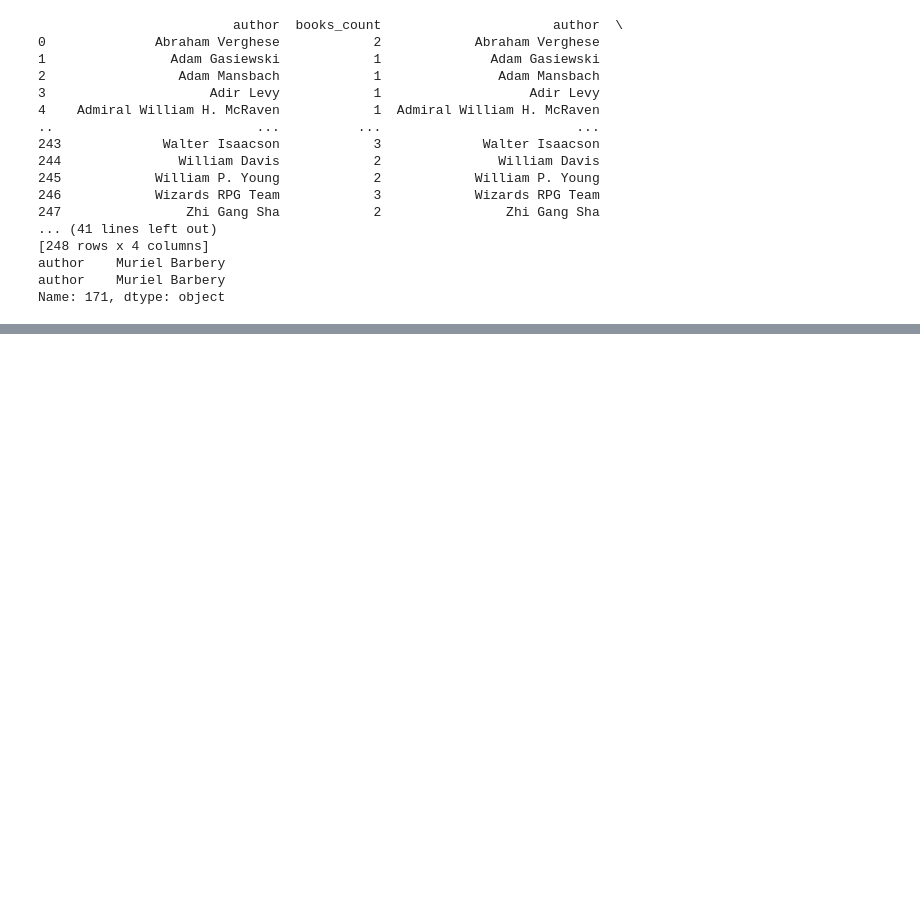
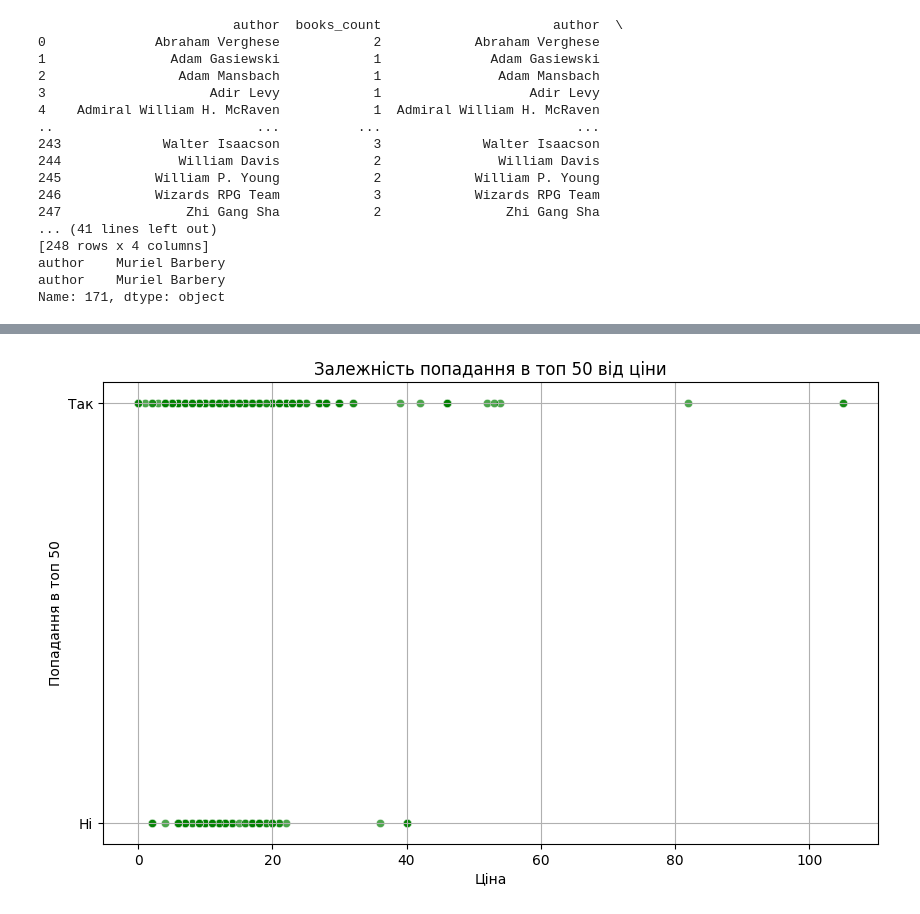
Before and after one commit to YehorChykin/HW_DS, a Jupyter notebook: HW_DS_M5_3.ipynb, the cells around one changed output, grey strips where cells are left out. Drawn from its saved outputs; the diff is of its cells as text; code cells hidden in the pictures; blank space fills up the shorter version.

```diff
--- a/HW_DS_M5_3.ipynb
+++ b/HW_DS_M5_3.ipynb
@@ -355,0 +341,12 @@ Name: 171, dtype: object
+# %%
+plt.figure(figsize=(10, 6))
+df['in_top_50'] = df['user_rating'].apply(lambda x: 1 if x >= 4.5 else 0)
+sns.scatterplot(x='price', y='in_top_50', data=df, color='green', alpha=0.7)
+plt.title('Залежність попадання в топ 50 від ціни')
+plt.xlabel('Ціна')
+plt.ylabel('Попадання в топ 50')
+plt.yticks([0, 1], ['Ні', 'Так'])
+plt.grid(True)
+plt.show()
+# %% [output]
+[figure, added]
```
Also changed, not shown: parts of 6 cells of this notebook.
